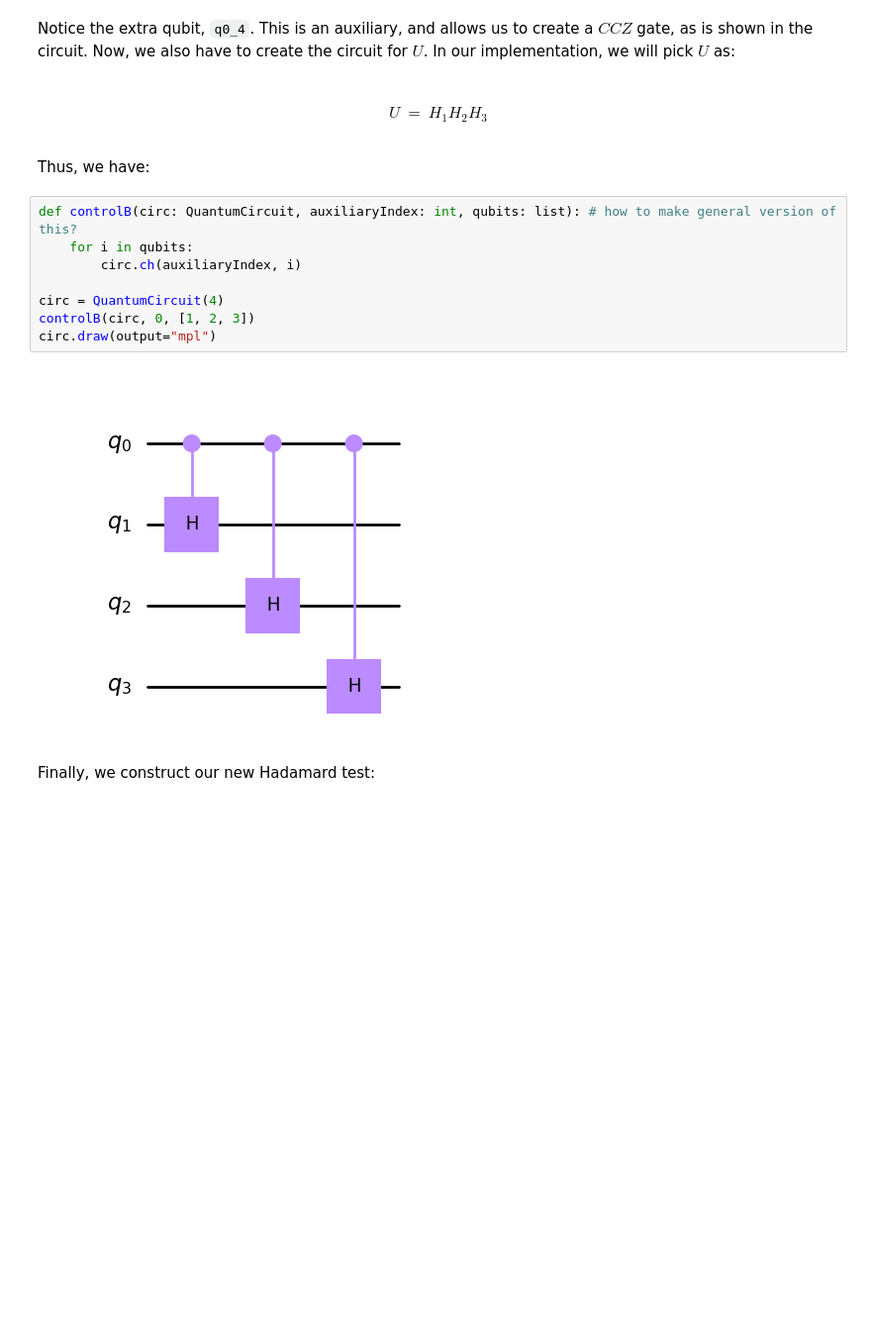
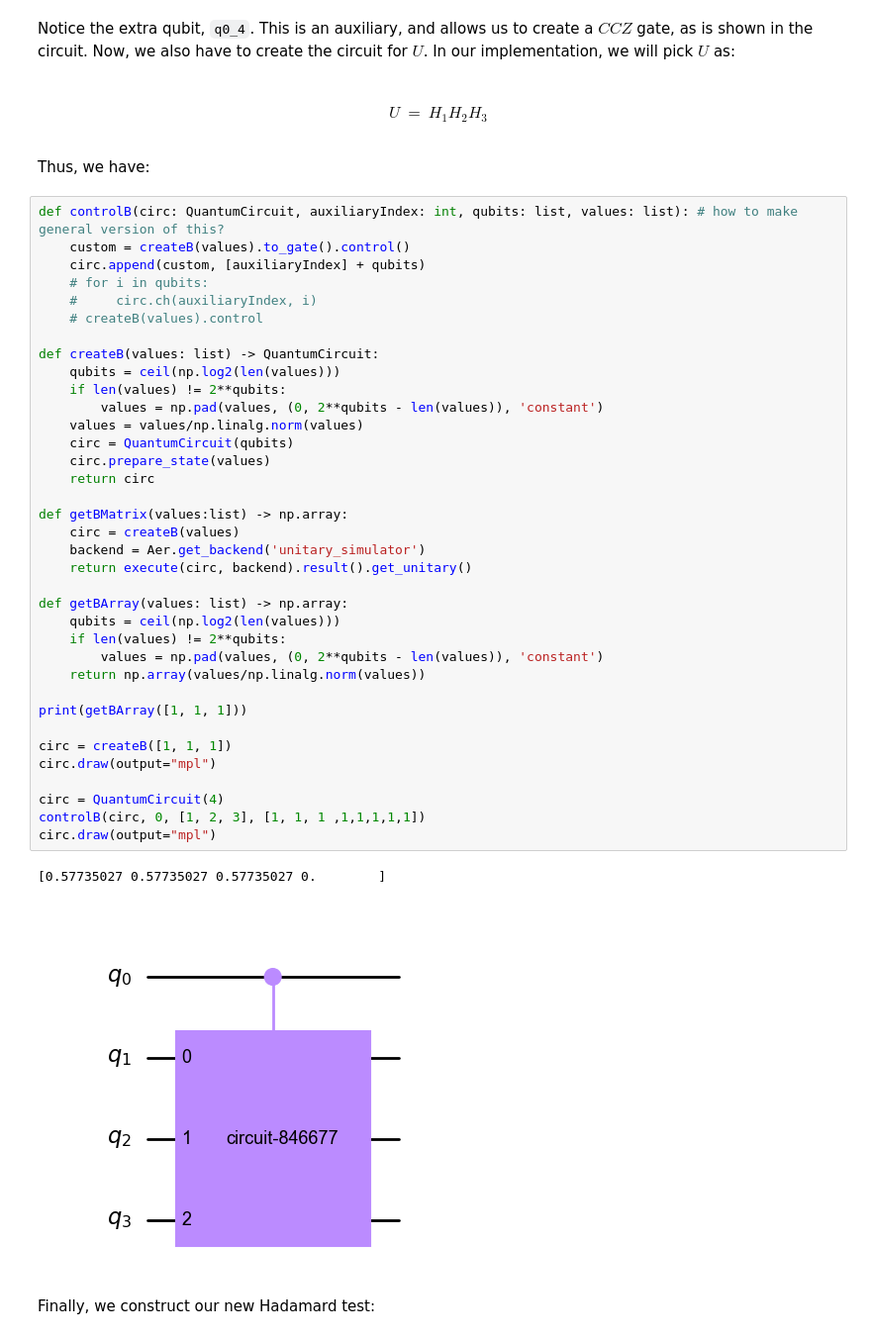
Before and after one commit to cezaris13/CourseWork, a Jupyter notebook: vqls.ipynb, the cells around one changed output. Shown at 99% size. Cells and saved outputs as stored; diff of their text form; blank space fills up the shorter version.

```diff
--- a/vqls.ipynb
+++ b/vqls.ipynb
@@ -331,16 +332,45 @@ $$U \ = \ H_1 H_2 H_3$$
 <br>
 
 Thus, we have:
-# %%
-def controlB(circ: QuantumCircuit, auxiliaryIndex: int, qubits: list): # how to make general version of this?
-    for i in qubits:
-        circ.ch(auxiliaryIndex, i)
-
-circ = QuantumCircuit(4)
-controlB(circ, 0, [1, 2, 3])
-circ.draw(output="mpl")
-# %% [output]
-[figure, removed]
+# %%
+def controlB(circ: QuantumCircuit, auxiliaryIndex: int, qubits: list, values: list): # how to make general version of this?
+    custom = createB(values).to_gate().control()
+    circ.append(custom, [auxiliaryIndex] + qubits)
+    # for i in qubits:
+    #     circ.ch(auxiliaryIndex, i)
+    # createB(values).control
+
+def createB(values: list) -> QuantumCircuit:
+    qubits = ceil(np.log2(len(values)))
+    if len(values) != 2**qubits:
+        values = np.pad(values, (0, 2**qubits - len(values)), 'constant')
+    values = values/np.linalg.norm(values)
+    circ = QuantumCircuit(qubits)
+    circ.prepare_state(values)
+    return circ
+
+def getBMatrix(values:list) -> np.array:
+    circ = createB(values)
+    backend = Aer.get_backend('unitary_simulator')
+    return execute(circ, backend).result().get_unitary()
+
+def getBArray(values: list) -> np.array:
+    qubits = ceil(np.log2(len(values)))
+    if len(values) != 2**qubits:
+        values = np.pad(values, (0, 2**qubits - len(values)), 'constant')
+    return np.array(values/np.linalg.norm(values))
+
+print(getBArray([1, 1, 1]))
+
+circ = createB([1, 1, 1])
+circ.draw(output="mpl")
+
+circ = QuantumCircuit(4)
+controlB(circ, 0, [1, 2, 3], [1, 1, 1 ,1,1,1,1,1])
+circ.draw(output="mpl")
+# %% [output]
+[0.57735027 0.57735027 0.57735027 0.        ]
+[figure, added]
 # %% [markdown]
 Finally, we construct our new Hadamard test:
 # %%
```
Also changed, not shown: parts of 8 cells of this notebook.
